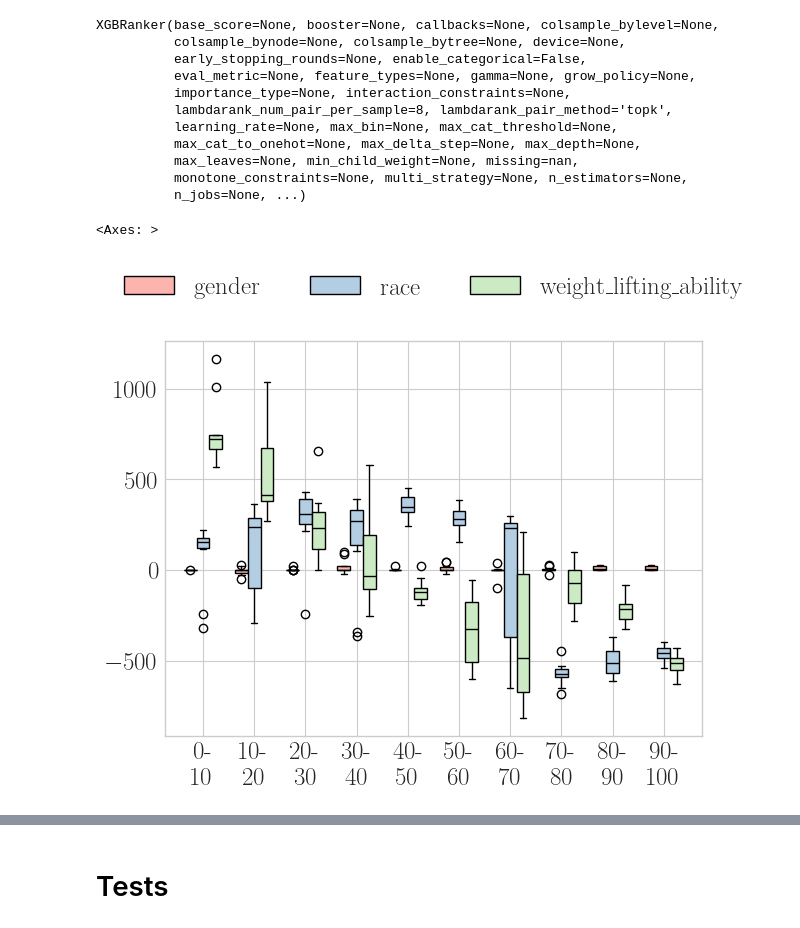
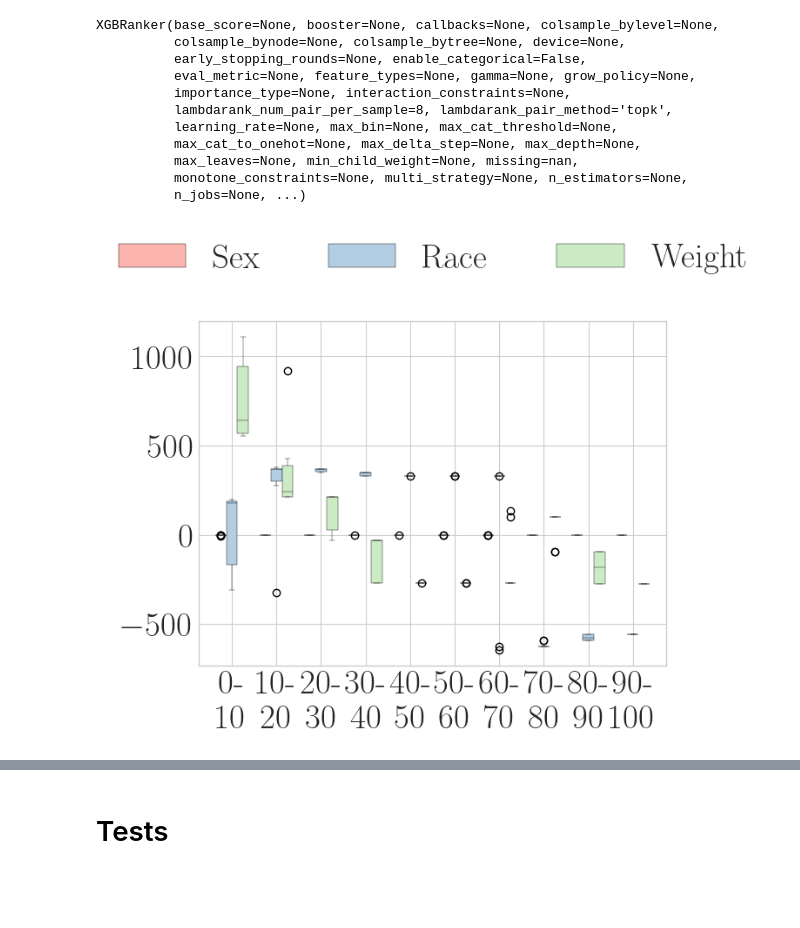
Before and after one commit to DataResponsibly/xAI-Ranking-Benchmark, a Jupyter notebook: experiments/1.0-learn-to-rank-movers.ipynb, the cells around one changed output, grey strips where cells are left out. Saved outputs shown, nothing was run; the diff lists cells and outputs as text; code cells hidden in the pictures; blank space fills up the shorter version.

Commit message:
Bug fix + format plots

```diff
--- a/experiments/1.0-learn-to-rank-movers.ipynb
+++ b/experiments/1.0-learn-to-rank-movers.ipynb
@@ -21,16 +21,36 @@ from xai_ranking.preprocessing import (
 from xai_ranking.datasets import (
     fetch_movers_data,
 )
+import matplotlib.pyplot as plt
 from mlresearch.utils import set_matplotlib_style
 
 RNG_SEED = 42
-FAIR_MOVERS = "fair"
+FAIR_MOVERS = "biased"  # "fair" # "biased"
+FEATURES_MAPPER = {
+    "gender": "Sex",
+    "race": "Race",
+    "weight_lifting_ability": "Weight"
+}
+lw = 0.3
+color = "grey"
+set_matplotlib_style(
+    28,
+    **{
+        "font.family":"Times New Roman",
+        "boxplot.boxprops.linewidth": lw,
+        "boxplot.whiskerprops.linewidth": lw,
+        "boxplot.medianprops.linewidth": lw,
+        "boxplot.flierprops.linewidth": lw,
+        "boxplot.capprops.linewidth": lw,
+    }
+)
 # %%
 # Set up ranker for the moving company dataset:
 X, ranks, score = preprocess_movers_data(
     fetch_movers_data(test=False, fair=FAIR_MOVERS)
 )
 qids_train = X.index.value_counts().to_numpy()
+X.rename(columns=FEATURES_MAPPER, inplace=True)
 # %%
 # LGBM Ranker
 lgbm = LGBMRanker(
@@ -63,6 +83,7 @@ XGBRanker(base_score=None, booster=None, callbacks=None, colsample_bylevel=None,
           n_jobs=None, ...)
 # %%
 X_test, ranks, scores = preprocess_movers_data(fetch_movers_data(test=True, fair=FAIR_MOVERS))
+X_test.rename(columns=FEATURES_MAPPER, inplace=True)
 xgb_ranks = scores_to_ordering(xgb.predict(X_test), 1)
 lgbm_ranks = scores_to_ordering(lgbm.predict(X_test), 1)
 # %%
@@ -70,9 +91,10 @@ xgb_xai = ShaRP(
     qoi="rank",
     target_function=xgb.predict,
     measure="shapley",
-    sample_size=10,
+    # sample_size=100,
     random_state=RNG_SEED,
-    verbose=1
+    verbose=1,
+    n_jobs=-1
 )
 xgb_xai.fit(X_test)
 
@@ -80,9 +102,10 @@ lgbm_xai = ShaRP(
     qoi="rank",
     target_function=lgbm.predict,
     measure="shapley",
-    sample_size=10,
+    # sample_size=100,
     random_state=RNG_SEED,
-    verbose=1
+    verbose=1,
+    n_jobs=-1
 )
 lgbm_xai.fit(X_test)
 # %%
@@ -106,10 +129,14 @@ indices = np.array(indices)
 xgb_contributions = pd.DataFrame(xgb_xai.all(X_test.iloc[indices]), columns=X_test.columns, index=X_test.iloc[indices].index)
 lgbm_contributions = pd.DataFrame(lgbm_xai.all(X_test.iloc[indices]), columns=X_test.columns, index=X_test.iloc[indices].index)
 # %%
-set_matplotlib_style(18)
 xgb_xai.plot.box(X_test.iloc[indices], xgb_ranks[indices], xgb_contributions, feature_names=X_test.columns, group=10)
+plt.savefig(
+    f"learn_to_rank_XGB_contributions_{FAIR_MOVERS}.pdf",
+    format="pdf",
+    bbox_inches="tight",
+    transparent=True,
+)
 # %% [output]
-<Axes: >
-[figure, old version]
+[figure, new version]
 # %%
 lgbm_xai.plot.box(X_test.iloc[indices], lgbm_ranks[indices], lgbm_contributions, feature_names=X_test.columns, group=10)
```
Also changed, not shown: parts of 3 cells of this notebook, 1 other file.
